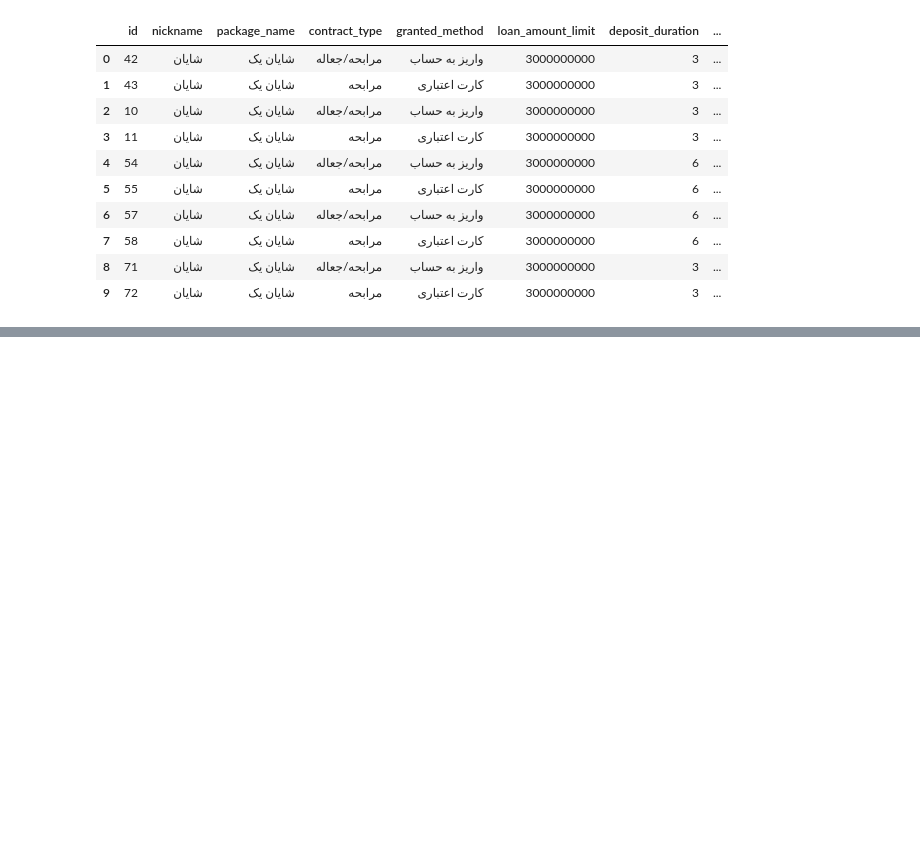
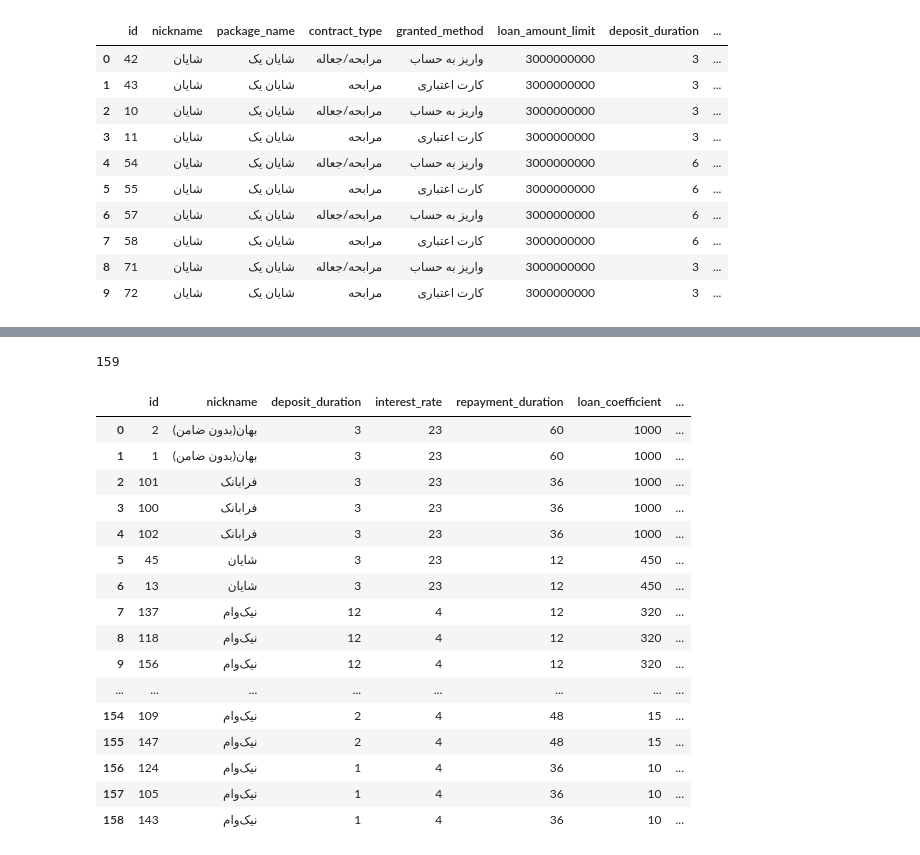
Before and after one commit to MahdiBahar/Loan_Reommender_System, a Jupyter notebook: deployment_extraction_chatbot/loan_logic.ipynb, the cells around one changed output, grey strips where cells are left out. Saved outputs shown, nothing was run; the diff lists cells and outputs as text; code cells hidden in the pictures; blank space fills up the shorter version.

Commit message:
improve sorting (using coefficient)

```diff
--- a/deployment_extraction_chatbot/loan_logic.ipynb
+++ b/deployment_extraction_chatbot/loan_logic.ipynb
@@ -332,0 +335,8 @@ pd.DataFrame(result).head(10)
+# %%
+import pandas as pd
+#------------------------------------
+# pd.options.display.max_columns= None
+# pd.options.display.max_colwidth= 2
+pd.options.display.max_rows = None
+
+#------------------------------------
@@ -332,0 +554,37 @@ pd.DataFrame(result).head(10)
+# %%
+result , number = get_query_params( _records,
+    loan__amount = 1_000_000_000,
+    deposit__amount= None,
+    repayment__duration = None,
+    deposit__duration = None,
+    interest__rate = None,
+    credit__score = None,
+    )
+# %%
+print(number)
+# %% [output]
+159
+# %%
+df_new = pd.DataFrame(result)
+# %%
+df_reduced = df_new.drop(["granted_method","loan_amount_limit","maximum_deposit_amount","minimum_deposit_amount","minimum_loan_amount","guarantee","receiving_channel","contract_type","package_name"], axis = 1)
+# %%
+df_reduced
+# %% [output]
+|  | id | nickname | deposit_duration | interest_rate | repayment_duration | loan_coefficient | ... |
+| 0 | 2 | بهان(بدون ضامن) | 3 | 23 | 60 | 1000 | ... |
+| 1 | 1 | بهان(بدون ضامن) | 3 | 23 | 60 | 1000 | ... |
+| 2 | 101 | فرابانک | 3 | 23 | 36 | 1000 | ... |
+| 3 | 100 | فرابانک | 3 | 23 | 36 | 1000 | ... |
+| 4 | 102 | فرابانک | 3 | 23 | 36 | 1000 | ... |
+| 5 | 45 | شایان | 3 | 23 | 12 | 450 | ... |
+| 6 | 13 | شایان | 3 | 23 | 12 | 450 | ... |
+| 7 | 137 | نیک‌وام | 12 | 4 | 12 | 320 | ... |
+| 8 | 118 | نیک‌وام | 12 | 4 | 12 | 320 | ... |
+| 9 | 156 | نیک‌وام | 12 | 4 | 12 | 320 | ... |
+| ... | ... | ... | ... | ... | ... | ... | ... |
+| 154 | 109 | نیک‌وام | 2 | 4 | 48 | 15 | ... |
+| 155 | 147 | نیک‌وام | 2 | 4 | 48 | 15 | ... |
+| 156 | 124 | نیک‌وام | 1 | 4 | 36 | 10 | ... |
+| 157 | 105 | نیک‌وام | 1 | 4 | 36 | 10 | ... |
+| 158 | 143 | نیک‌وام | 1 | 4 | 36 | 10 | ... |
```
Also changed, not shown: parts of 10 cells of this notebook, 1 other file.
